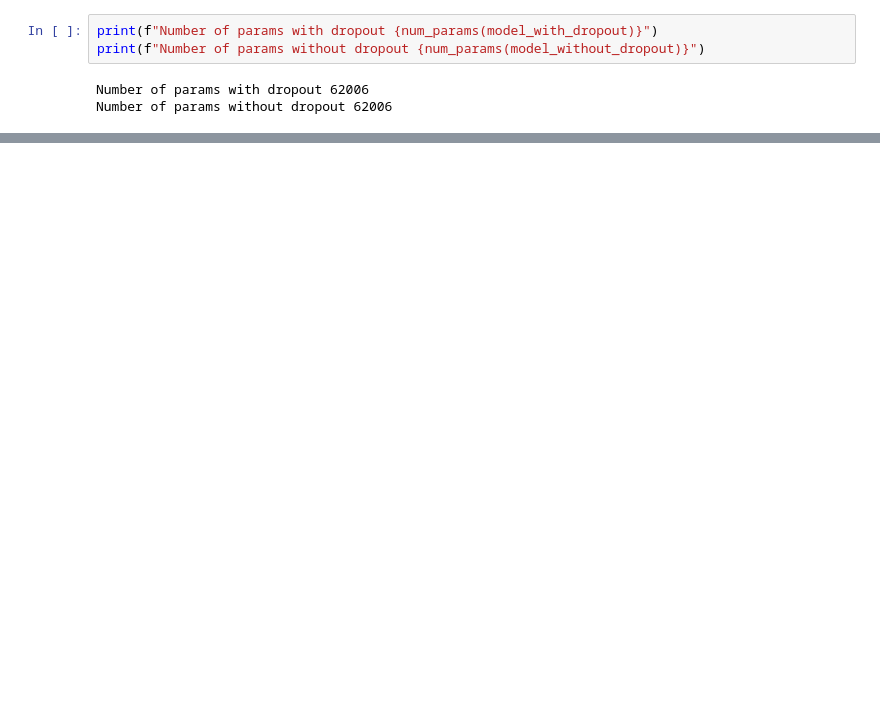
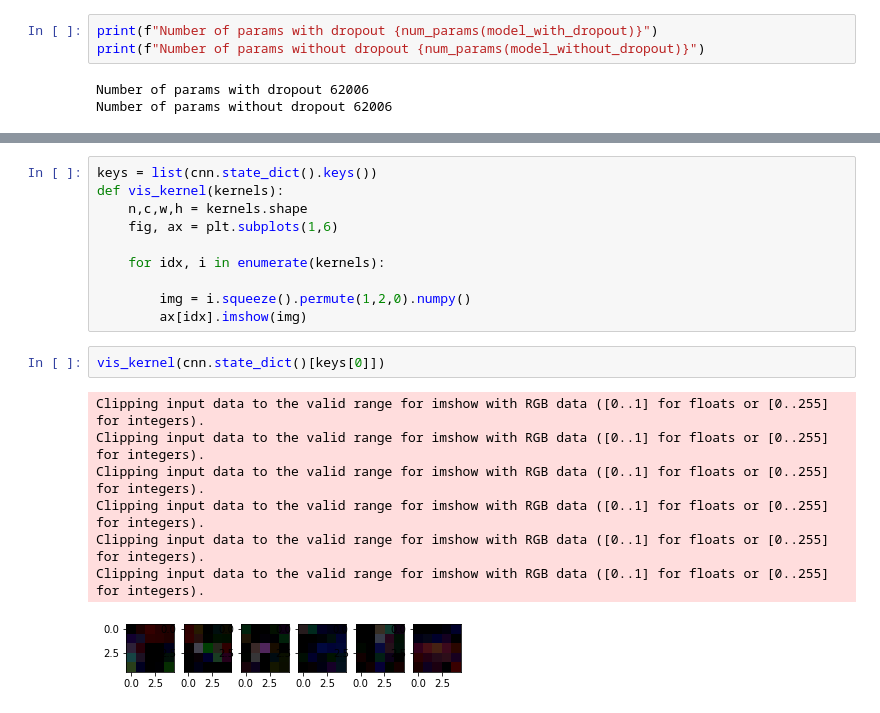
Before and after one commit to vardeep-sandhu/CudaLab, a Jupyter notebook: Sheet03/Sheet03.ipynb, the cells around one changed output, grey strips where cells are left out. Drawn from its saved outputs; the diff is of its cells as text; blank space fills up the shorter version.

```diff
--- a/Sheet03/Sheet03.ipynb
+++ b/Sheet03/Sheet03.ipynb
@@ -209,0 +283,20 @@ Number of params without dropout 62006
+# %%
+keys = list(cnn.state_dict().keys())
+def vis_kernel(kernels):
+    n,c,w,h = kernels.shape
+    fig, ax = plt.subplots(1,6)
+
+    for idx, i in enumerate(kernels):
+
+        img = i.squeeze().permute(1,2,0).numpy()
+        ax[idx].imshow(img)
+# %%
+vis_kernel(cnn.state_dict()[keys[0]])
+# %% [output]
+Clipping input data to the valid range for imshow with RGB data ([0..1] for floats or [0..255] for integers).
+Clipping input data to the valid range for imshow with RGB data ([0..1] for floats or [0..255] for integers).
+Clipping input data to the valid range for imshow with RGB data ([0..1] for floats or [0..255] for integers).
+Clipping input data to the valid range for imshow with RGB data ([0..1] for floats or [0..255] for integers).
+Clipping input data to the valid range for imshow with RGB data ([0..1] for floats or [0..255] for integers).
+Clipping input data to the valid range for imshow with RGB data ([0..1] for floats or [0..255] for integers).
+[figure, added]
```
Also changed, not shown: parts of 7 cells of this notebook.
